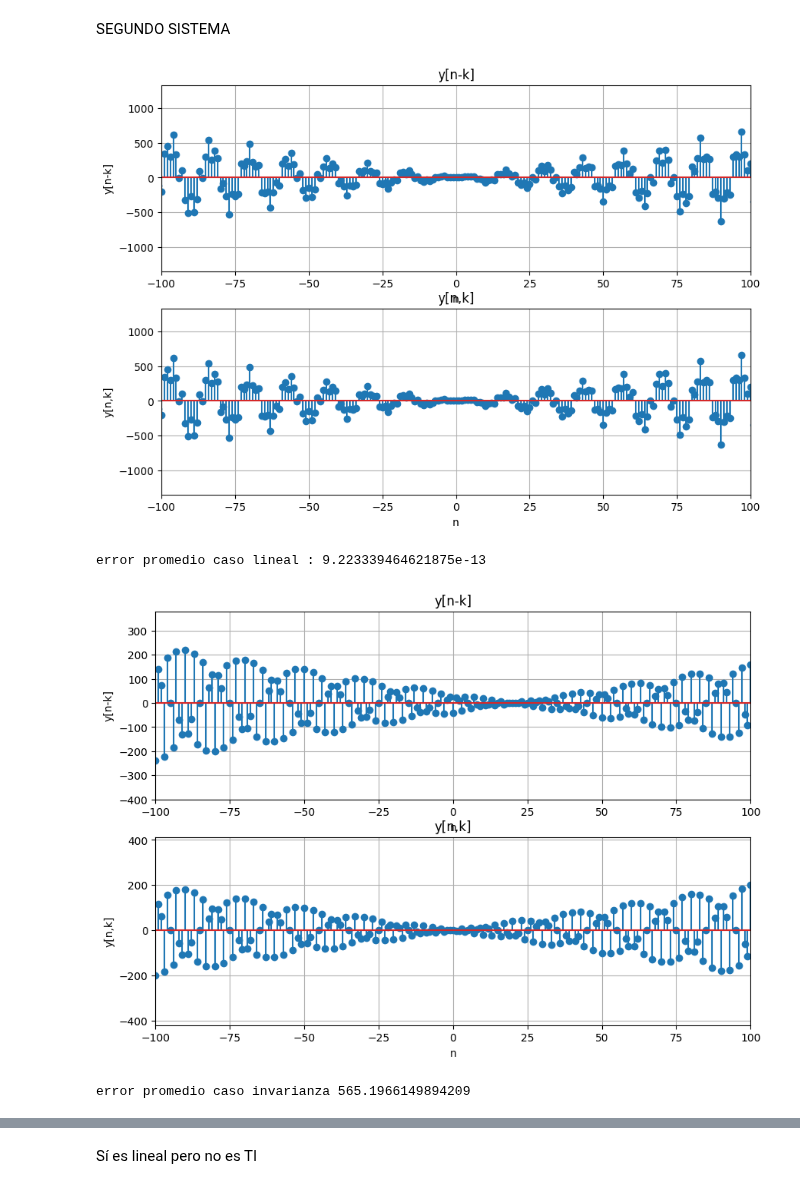
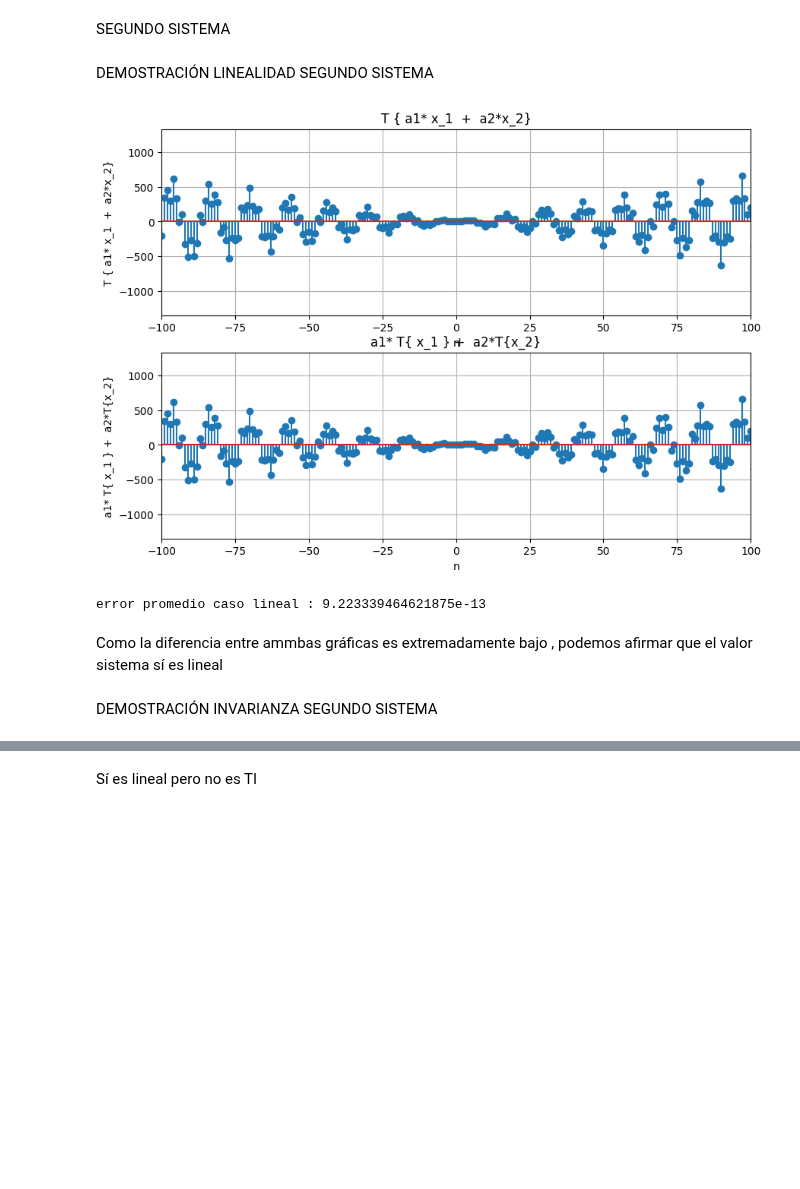
Before and after one commit to ExampleToFollow/PracticasPDS, a Jupyter notebook: Lab2/IF_Computacional_HineillCéspedes_20213704.ipynb, the cells around one changed output, grey strips where cells are left out. Cells and saved outputs as stored; diff of their text form; code cells hidden in the pictures; blank space fills up the shorter version.

```diff
--- a/Lab2/IF_Computacional_HineillCéspedes_20213704.ipynb
+++ b/Lab2/IF_Computacional_HineillCéspedes_20213704.ipynb
@@ -29,7 +31,7 @@ import numpy as np
 import matplotlib.pyplot as plt
 
 #Primero generamos las señales solicitadas y las gráficamos
-n = np.arange(-200,199)
+n = np.arange(-200,200)
 x_1 = 2*np.cos((7*np.pi/10) * (n) ) #LAS USAREMOS DE PRUEBA EN PREGUNTA 2
 x_2 = 5* np.sin( ( 3*np.pi/20 ) * n)
 indices= n
@@ -65,75 +74,34 @@ SEGUNDO SISTEMA
+# %% [markdown]
+DEMOSTRACIÓN LINEALIDAD SEGUNDO SISTEMA
 # %%
-#Para el segundo Sistema
-def sistema2(input, indices):
-    salida = []
-    for i   in np.arange(len(indices)):
-        salida.append(indices[i] * input[i])
-    return np.asarray(salida)
-
 #Demostramos linealidad
 #dado un T { a1* x_1  +  a2*x_2} = a1* T{x_1} +  a2*T{x_2}
 term_1 =  sistema2(a1*x_1 + a2*x_2 , indices)
 term_2 =  a1 * sistema2(x_1, indices) +a2 * sistema2(x_2 , indices)
 plt.figure(figsize=(10, 7))
 plt.subplot(2, 1, 1)
 plt.stem(indices, term_1)
-plt.title('y[n-k]')
+plt.title('T { a1* x_1  +  a2*x_2}')
 plt.xlim([-100,100])
 plt.ylim([np.min(term_1),np.max(term_1)])
 plt.xlabel('n')
-plt.ylabel('y[n-k]')
+plt.ylabel('T { a1* x_1  +  a2*x_2}')
 plt.grid(True)
 
 plt.subplot(2, 1, 2)
 plt.stem(indices, term_2)
-plt.title('y[n,k]')
+plt.title('a1* T{ x_1 } +  a2*T{x_2}')
 plt.ylim([np.min(term_2),np.max(term_2)])
 plt.xlabel('n')
 plt.xlim([-100,100])
-plt.ylabel('y[n,k]')
+plt.ylabel('a1* T{ x_1 } +  a2*T{x_2}')
 plt.grid(True)
 plt.show()
 print(f"error promedio caso lineal : {np.linalg.norm(term_1-term_2)}")
-#Demostramos invarianza en el tiempo
-#y[n-k] = y [n,k] -> es TI
-
-#Aplicamos retraso en el tiempo a la entrada para term2
-indices_prueba_2 =  indices #Hacemos una copia
-def retraso_signal(signal , indices, delay):
-    signal_delay = np.roll(np.pad(signal,(delay,delay), mode="constant" ,constant_values=0) ,  delay )
-    idx= np.arange(np.min(indices) - delay ,  np.max(indices) + delay+1)
-    return [signal_delay , idx]
-
-term_1 = retraso_signal(sistema2(x_1,indices_prueba_2),indices, k )[0]
-term_1_idx = retraso_signal(sistema2(x_1,indices_prueba_2),indices, k )[1]
-
-indices_prueba_2_2 =  indices #Hacemos una copia
-
-term_2 = sistema2(retraso_signal(x_1, indices_prueba_2_2, k)[0],retraso_signal(x_1, indices_prueba_2_2, k)[1])
-
-term_2_idx = retraso_signal(x_1, indices_prueba_2_2, k)[1]
-plt.figure(figsize=(10, 7))
-plt.subplot(2, 1, 1)
-plt.stem(term_1_idx, term_1)
-plt.title('y[n-k]')
-plt.xlim([-100,100])
-plt.ylim([np.min(term_1),np.max(term_1)])
-plt.xlabel('n')
-plt.ylabel('y[n-k]')
-plt.grid(True)
-
-plt.subplot(2, 1, 2)
-plt.stem(term_2_idx, term_2)
-plt.title('y[n,k]')
-plt.ylim([np.min(term_2),np.max(term_2)])
-plt.xlabel('n')
-plt.xlim([-100,100])
-plt.ylabel('y[n,k]')
-plt.grid(True)
-plt.show()
-print(f"error promedio caso invarianza {np.linalg.norm(term_1-term_2)}")
 # %% [output]
-[figure, old version]
+[figure, new version]
 error promedio caso lineal : 9.223339464621875e-13
-[figure, removed]
-error promedio caso invarianza 565.1966149894209
+# %% [markdown]
+Como la diferencia entre ammbas gráficas es extremadamente bajo , podemos afirmar que el valor sistema sí es lineal
+# %% [markdown]
+DEMOSTRACIÓN INVARIANZA SEGUNDO SISTEMA
```
Also changed, not shown: parts of 28 cells of this notebook, 2 other files.
